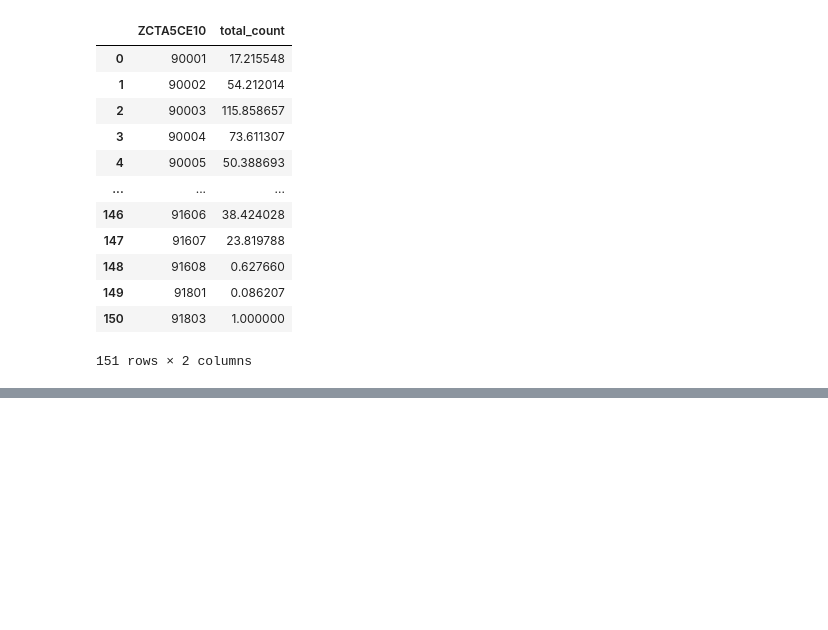
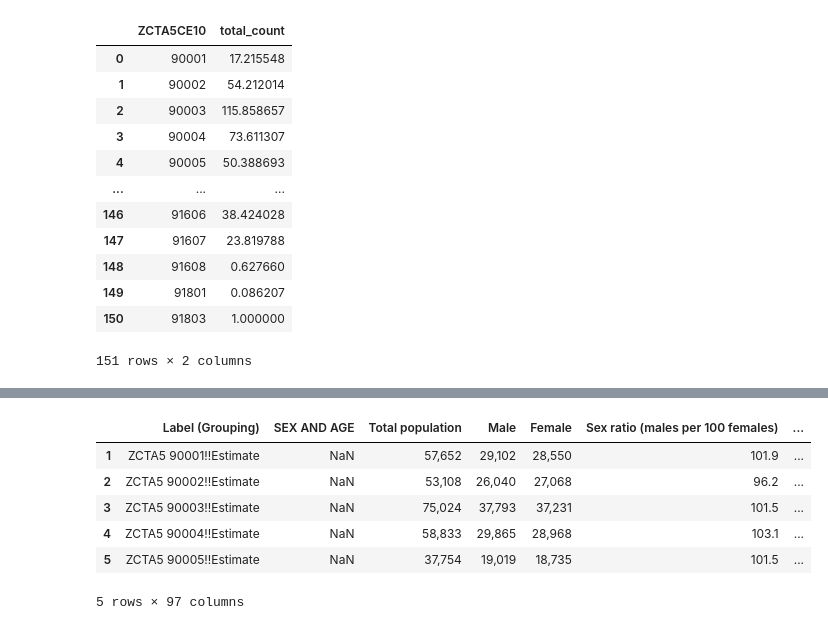
Before and after one commit to bail-reform/NYC, a Jupyter notebook: LA_Data_Aggregation.ipynb, the cells around one changed output, grey strips where cells are left out. Saved outputs shown, nothing was run; the diff lists cells and outputs as text; code cells hidden in the pictures; blank space fills up the shorter version.

```diff
--- a/LA_Data_Aggregation.ipynb
+++ b/LA_Data_Aggregation.ipynb
@@ -198,0 +201,7 @@ weekly_data.to_csv(file_path + '/LA_weekly_data.csv', index=False)
+# %%
+import pandas as pd
+import matplotlib.pyplot as plt
+
+# Load the CSV file into a pandas DataFrame
+file_path = '/Users/yujinlee/Google_Drive/NYU/Fall_2023/Capstone/CrimeData'
+weekly_data = pd.read_csv(file_path + '/LA_weekly_data.csv', low_memory = False)
@@ -198,0 +217,3 @@ weekly_data.to_csv(file_path + '/LA_weekly_data.csv', index=False)
+# %%
+pop = pd.read_csv(file_path + '/la_2022_acs.csv', low_memory = False)
+pop.head()
@@ -198,0 +228,16 @@ weekly_data.to_csv(file_path + '/LA_weekly_data.csv', index=False)
+# %%
+pop_transposed = pop.transpose()
+pop_transposed = pop_transposed.reset_index()
+new_header = pop_transposed.iloc[0]
+pop_transposed = pop_transposed[1:]
+pop_transposed.columns = new_header  # Set the header row as the df header
+# %%
+pop_transposed.head()
+# %% [output]
+|  | Label (Grouping) | SEX AND AGE | Total population | Male | Female | Sex ratio (males per 100 females) | ... |
+| 1 | ZCTA5 90001!!Estimate | NaN | 57,652 | 29,102 | 28,550 | 101.9 | ... |
+| 2 | ZCTA5 90002!!Estimate | NaN | 53,108 | 26,040 | 27,068 | 96.2 | ... |
+| 3 | ZCTA5 90003!!Estimate | NaN | 75,024 | 37,793 | 37,231 | 101.5 | ... |
+| 4 | ZCTA5 90004!!Estimate | NaN | 58,833 | 29,865 | 28,968 | 103.1 | ... |
+| 5 | ZCTA5 90005!!Estimate | NaN | 37,754 | 19,019 | 18,735 | 101.5 | ... |
+5 rows × 97 columns
```
Also changed, not shown: parts of 22 cells of this notebook.
